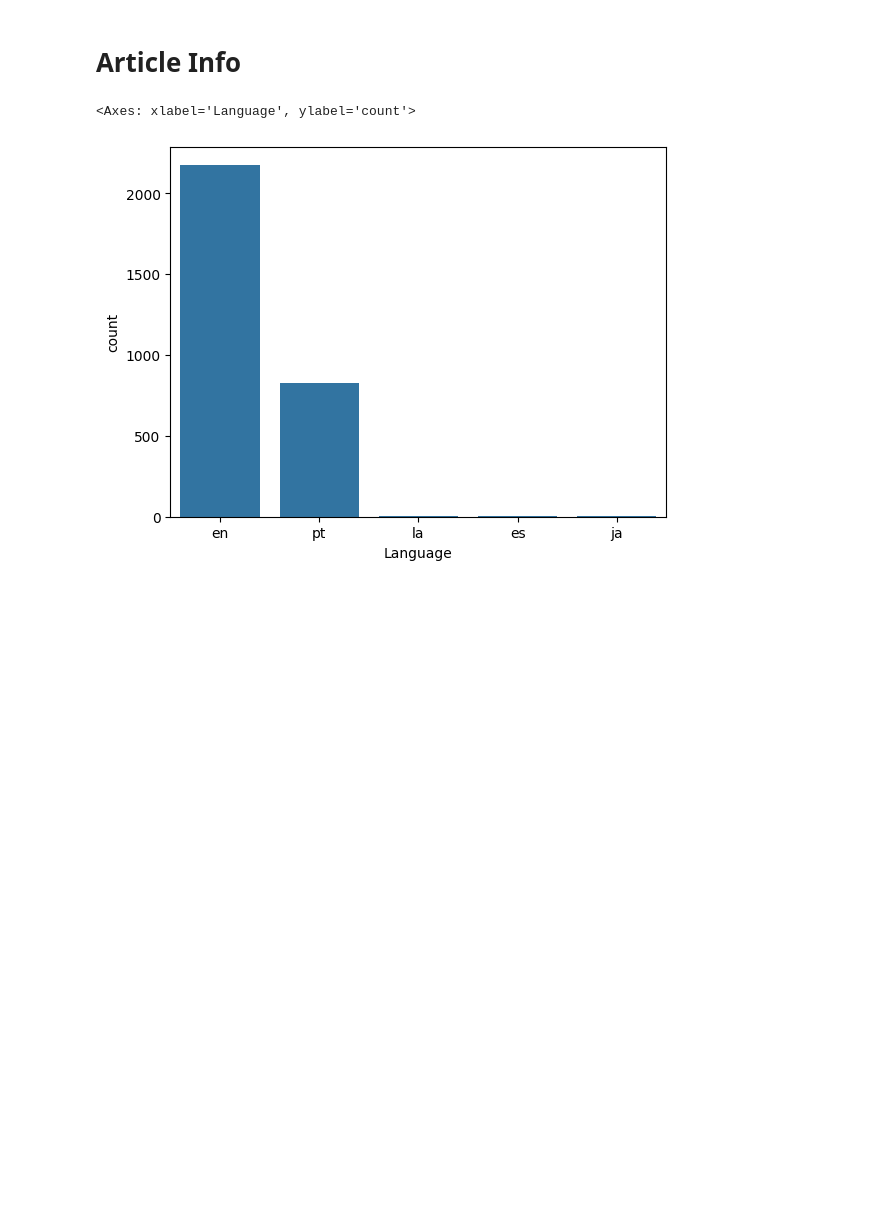
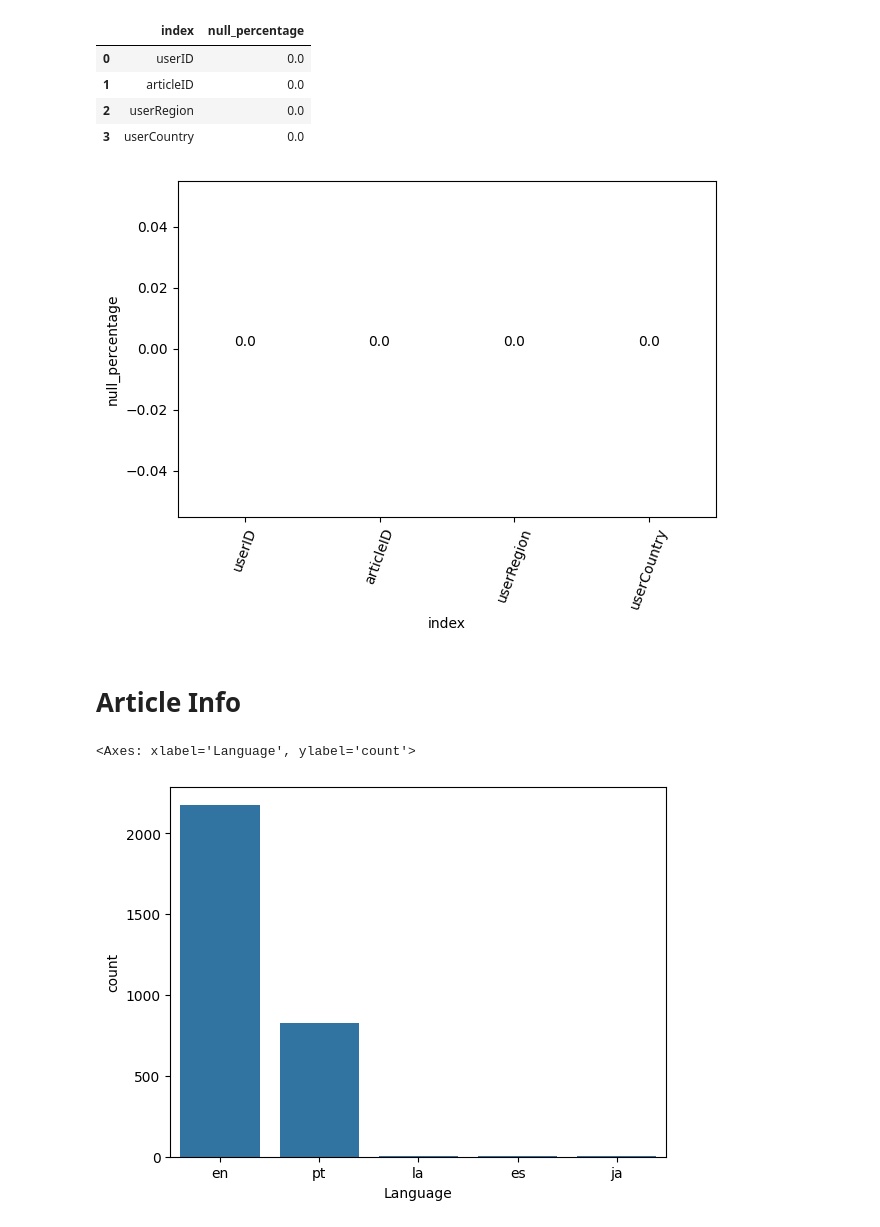
Before and after one commit to jungsiroo/article_recsys, a Jupyter notebook: EDA/basic.ipynb, the cells around one changed output. Drawn from its saved outputs; the diff is of its cells as text; code cells hidden in the pictures; blank space fills up the shorter version.

```diff
--- a/EDA/basic.ipynb
+++ b/EDA/basic.ipynb
@@ -9,3 +33,34 @@ view_log = pd.read_csv('../data/view_log.csv')
+# %%
+def null_values(data):
+    ret = pd.DataFrame()
+    ret.index = data.columns
+    ROW = data.shape[0]
+
+    null_percentage = []
+    for column in ret.index:
+        ncnt = data[column].isnull().sum()
+        null_percentage.append(ncnt / ROW * 100)
+
+    ret['null_percentage'] = null_percentage
+    ret = ret.reset_index()
+    ax = sns.barplot(x=ret['index'], y=ret['null_percentage'])
+    plt.xticks(rotation=70)
+    plt.tight_layout()
+
+    for p in ax.patches:
+        ax.annotate(f'{round(p.get_height(), 2)}',
+                    (p.get_x() + p.get_width() / 2., p.get_height()),
+                    ha='center', va='bottom')  # Adjust position as needed
+    return ret
+# %%
+null_values(view_log)
+# %% [output]
+|  | index | null_percentage |
+| 0 | userID | 0.0 |
+| 1 | articleID | 0.0 |
+| 2 | userRegion | 0.0 |
+| 3 | userCountry | 0.0 |
+[figure, added]
 # %% [markdown]
 # Article Info
 # %%
```
Also changed, not shown: parts of 12 cells of this notebook, 5 other files.
